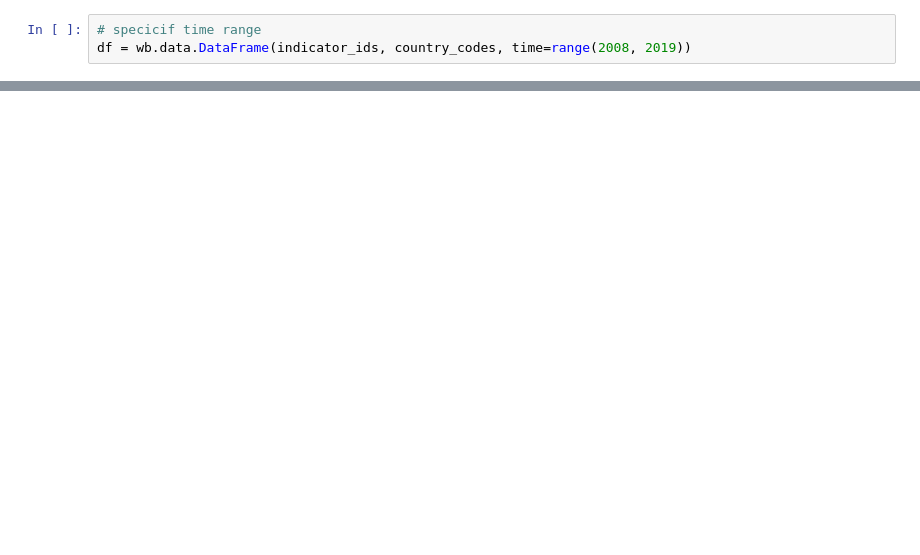
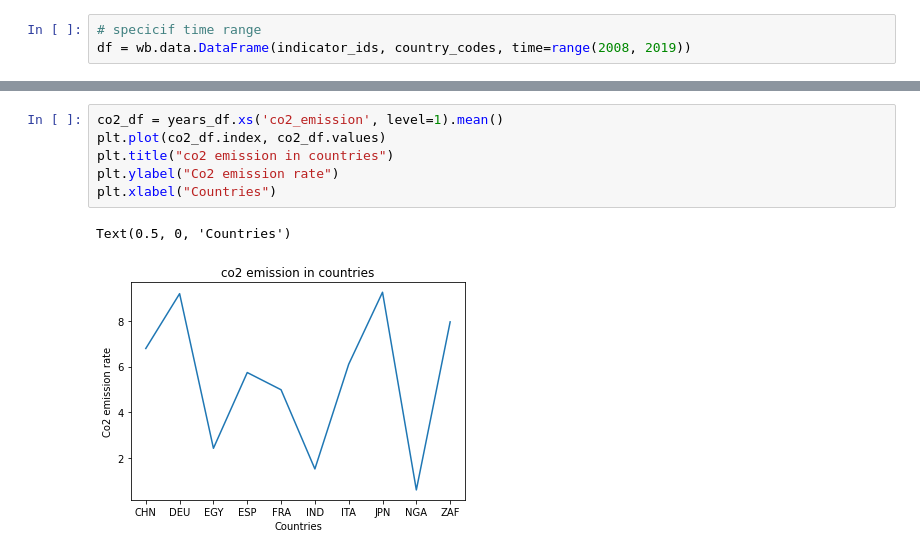
Before and after one commit to David-Ade-Creator/correlation_pandas, a Jupyter notebook: assignment2.ipynb, the cells around one changed output, grey strips where cells are left out. Cells and saved outputs as stored; diff of their text form; blank space fills up the shorter version.

```diff
--- a/assignment2.ipynb
+++ b/assignment2.ipynb
@@ -88,0 +76,9 @@ years_df.loc[("2008","arable_land"):("2010","fuel_export")]
+# %%
+co2_df = years_df.xs('co2_emission', level=1).mean()
+plt.plot(co2_df.index, co2_df.values)
+plt.title("co2 emission in countries")
+plt.ylabel("Co2 emission rate")
+plt.xlabel("Countries")
+# %% [output]
+Text(0.5, 0, 'Countries')
+[figure, added]
```
Also changed, not shown: parts of 12 cells of this notebook.
